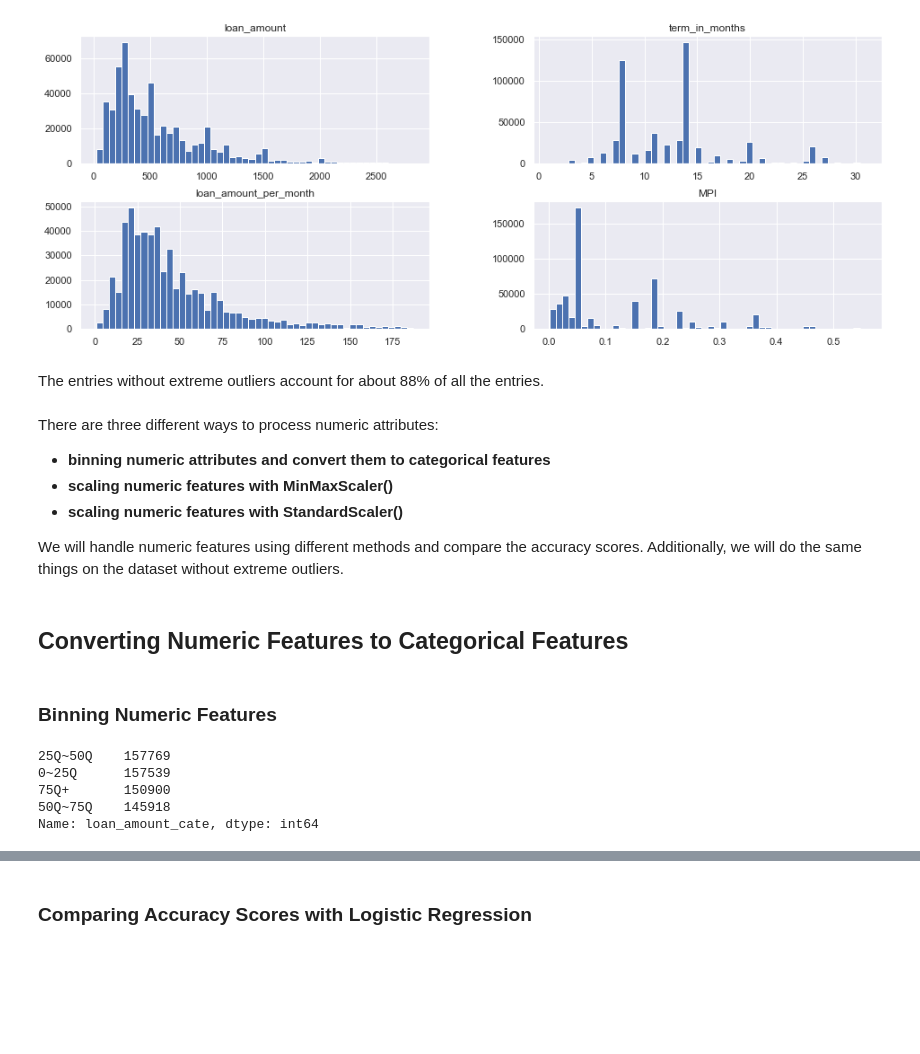
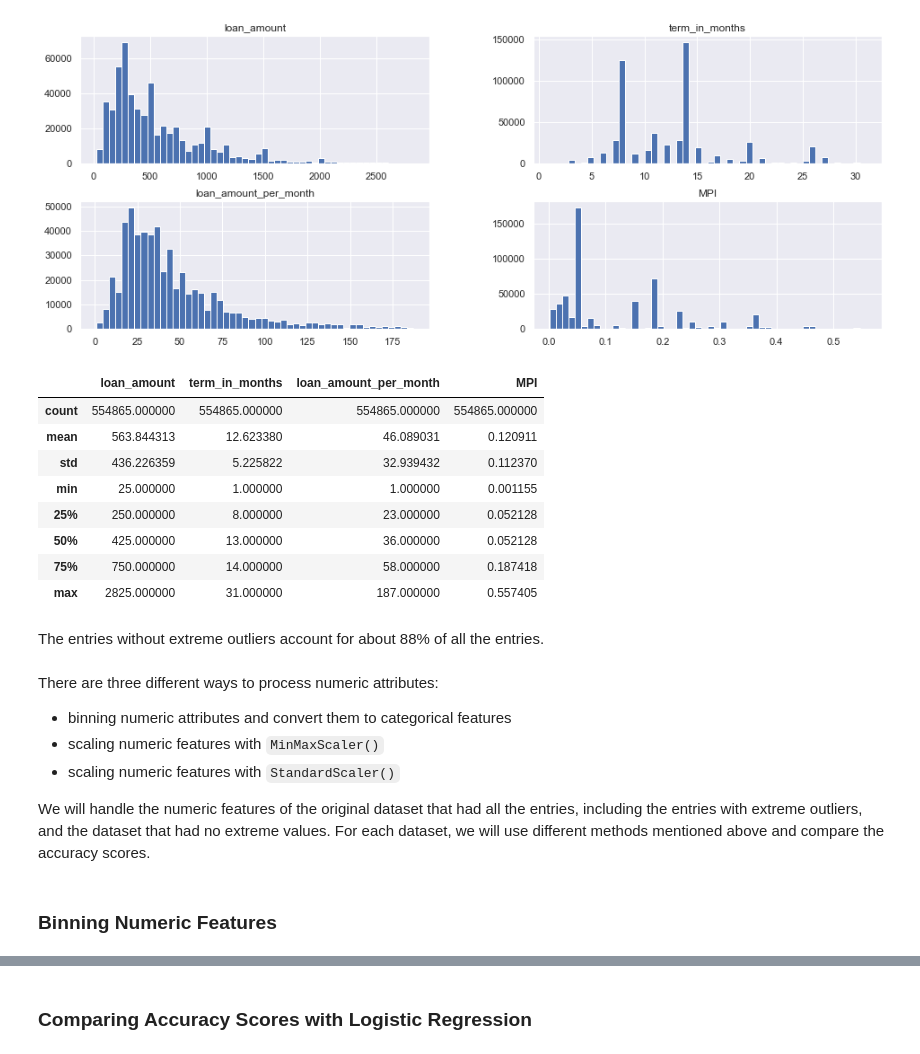
Before and after one commit to lasayin/Crowdfunding-on-Kiva-Platform, a Jupyter notebook: Kiva_Crowdfunding_Preprocessing.ipynb, the cells around one changed output, grey strips where cells are left out. Cells and saved outputs as stored; diff of their text form; code cells hidden in the pictures; blank space fills up the shorter version.

```diff
--- a/Kiva_Crowdfunding_Preprocessing.ipynb
+++ b/Kiva_Crowdfunding_Preprocessing.ipynb
@@ -317,10 +325,10 @@ Now the number of unique values of all the categorical variables are acceptable.
 ### Create dummies for categorical variables
 # %%
 # Creat dummies for the features with more than two unique values
-dummy_category = pd.get_dummies(loans_df[['sector','country','borrower_genders','repayment_interval','world_region','posted_season']])
-
+dummy_category = pd.get_dummies(loans_df[
+    ['sector','country','borrower_genders','repayment_interval','world_region','posted_season']])
 # Creat dummies for the features with only two unique values
 dummy_category_drop_first = pd.get_dummies(loans_df['tags'], drop_first=True)
-
+# Concat the two dummy dataset
 dummy_category = pd.concat([dummy_category, dummy_category_drop_first], axis=1)
 # %%
@@ -421,7 +440,9 @@ For the feature of MPI, the data with a value greater than 0.5932897 can be cons
 # %%
 # Drop all the entries which have extreme outliers
-loans_df_remove_outlier = loans_df[(loans_df.loan_amount_per_month < 188)  & (loans_df.term_in_months < 32) & (loans_df.loan_amount < 2850)]
-print('{} entries remained, which accounted for {:.2%} of the whole dataset.'.format(loans_df_remove_outlier.shape[0],loans_df_remove_outlier.shape[0]/647335))
+loans_df_no_out = loans_df[(loans_df.loan_amount_per_month < 188)  &
+                                   (loans_df.term_in_months < 32) & (loans_df.loan_amount < 2850)]
+print('{} entries remained, which accounted for {:.2%} of the whole dataset.'.
+      format(loans_df_no_out.shape[0],loans_df_no_out.shape[0]/647335))
 # %% [output]
 554865 entries remained, which accounted for 85.72% of the whole dataset.
 # %%
@@ -431,28 +454,25 @@ _ = loans_df_remove_outlier[['loan_amount', 'term_in_months', 'loan_amount_per_m
 # %% [output]
 [figure]
+# %%
+loans_df_no_out[['loan_amount', 'term_in_months', 'loan_amount_per_month','MPI']].describe()
+# %% [output]
+|  | loan_amount | term_in_months | loan_amount_per_month | MPI |
+| count | 554865.000000 | 554865.000000 | 554865.000000 | 554865.000000 |
+| mean | 563.844313 | 12.623380 | 46.089031 | 0.120911 |
+| std | 436.226359 | 5.225822 | 32.939432 | 0.112370 |
+| min | 25.000000 | 1.000000 | 1.000000 | 0.001155 |
+| 25% | 250.000000 | 8.000000 | 23.000000 | 0.052128 |
+| 50% | 425.000000 | 13.000000 | 36.000000 | 0.052128 |
+| 75% | 750.000000 | 14.000000 | 58.000000 | 0.187418 |
+| max | 2825.000000 | 31.000000 | 187.000000 | 0.557405 |
 # %% [markdown]
 The entries without extreme outliers account for about 88% of all the entries.
 # %% [markdown]
 There are three different ways to process numeric attributes:
-* **binning numeric attributes and convert them to categorical features**
-* **scaling numeric features with MinMaxScaler()**
-* **scaling numeric features with StandardScaler()**
+* binning numeric attributes and convert them to categorical features
+* scaling numeric features with `MinMaxScaler()`
+* scaling numeric features with `StandardScaler()`
 
-We will handle numeric features using different methods and compare the accuracy scores. Additionally, we will do the same things on the dataset without extreme outliers.
+We will handle the numeric features of the original dataset that had all the entries, including the entries with extreme outliers, and the dataset that had no extreme values. For each dataset, we will use different methods mentioned above and compare the accuracy scores.
-# %% [markdown]
-## Converting Numeric Features to Categorical Features
 # %% [markdown]
 ### Binning Numeric Features
-# %%
-# Bin loan_amount
-cut_points = [25,250,475,900,100001]
-label_names = ["0~25Q","25Q~50Q","50Q~75Q",'75Q+']
-loans_df["loan_amount_cate"] = pd.cut(x=loans_df["loan_amount"],bins=cut_points,labels=label_names)
-
-loans_df["loan_amount_cate"].value_counts()
-# %% [output]
-25Q~50Q    157769
-0~25Q      157539
-75Q+       150900
-50Q~75Q    145918
-Name: loan_amount_cate, dtype: int64
```
Also changed, not shown: parts of 82 cells of this notebook.
